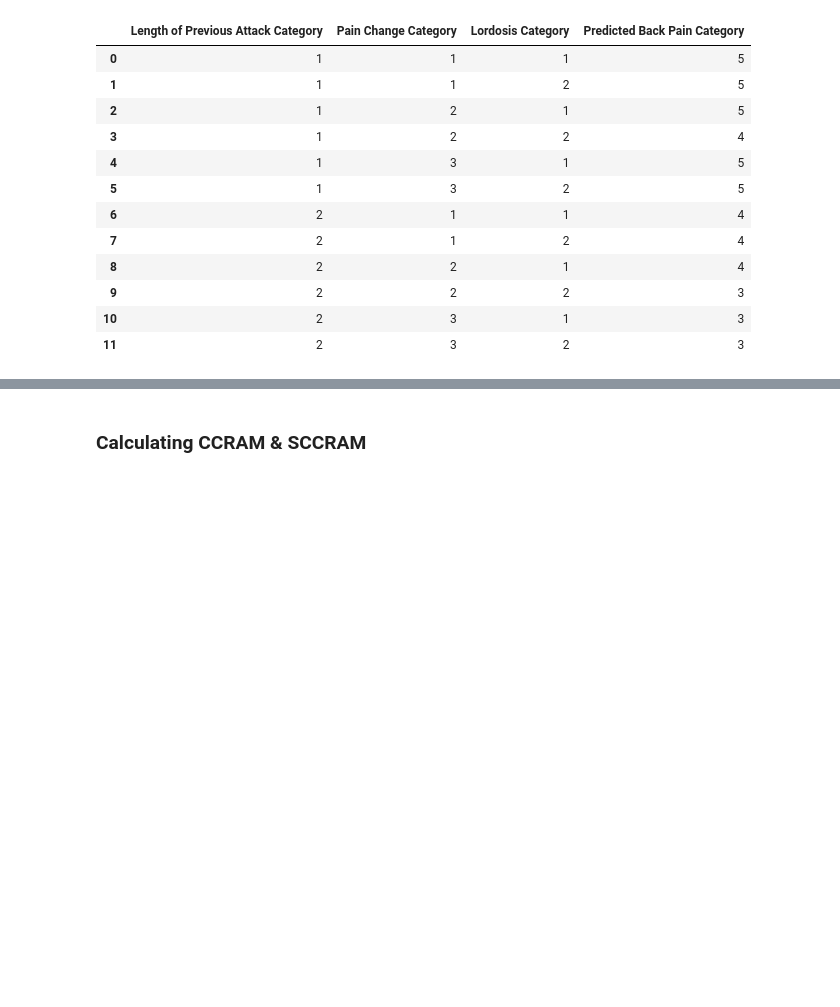
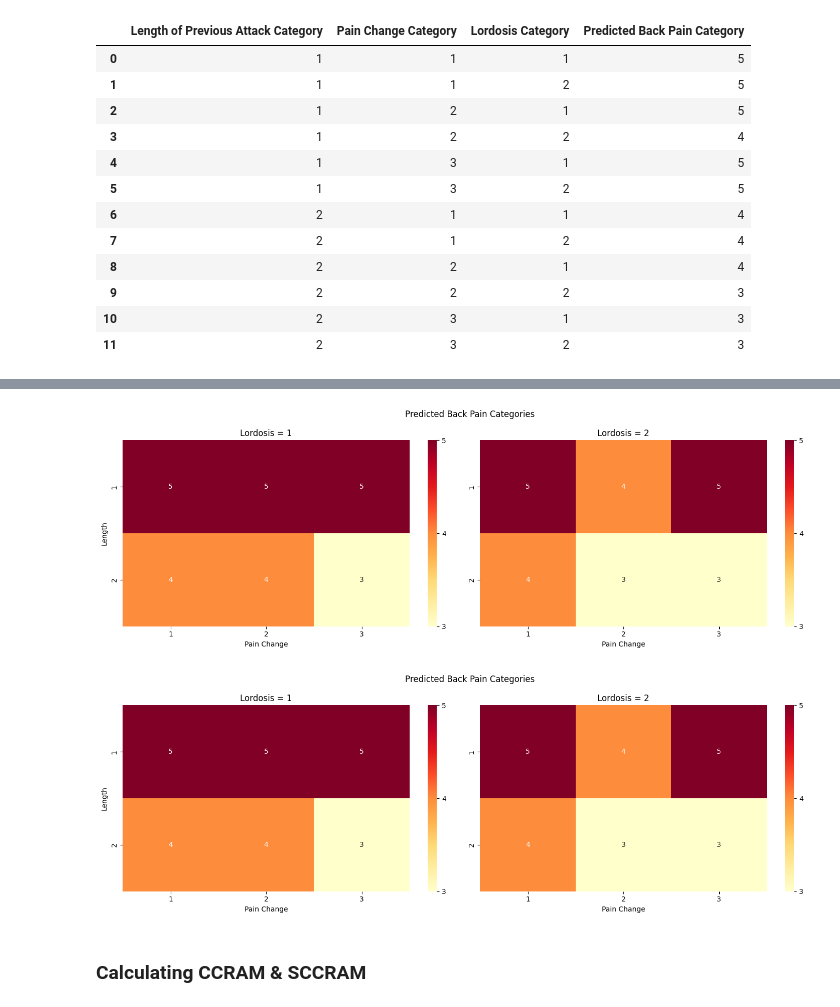
Before and after one commit to DhyeyMavani2003/ccrvam, a Jupyter notebook: examples/jupyter/01_Basic_GenericCheckerboardCopula_Usage_Demonstration.ipynb, the cells around one changed output, grey strips where cells are left out. Cells and saved outputs as stored; diff of their text form; code cells hidden in the pictures; blank space fills up the shorter version.

```diff
--- a/examples/jupyter/01_Basic_GenericCheckerboardCopula_Usage_Demonstration.ipynb
+++ b/examples/jupyter/01_Basic_GenericCheckerboardCopula_Usage_Demonstration.ipynb
@@ -445,3 +452,9 @@ Predictions from Length of Previous Attack, Pain Change, Lordosis to Y = Back Pa
+# %%
+var_names={1:"Length", 2:"Pain Change", 3:"Lordosis", 4:"Back Pain"}
+rda_ccrvam.plot_ccr_predictions(predictors=[1,2,3], response=4, variable_names=var_names)
+# %% [output]
+[figure, added]
+[figure, added]
 # %% [markdown]
 ### Calculating CCRAM & SCCRAM
 # %% [markdown]
```
Also changed, not shown: parts of 3 cells of this notebook, 3 other files.
